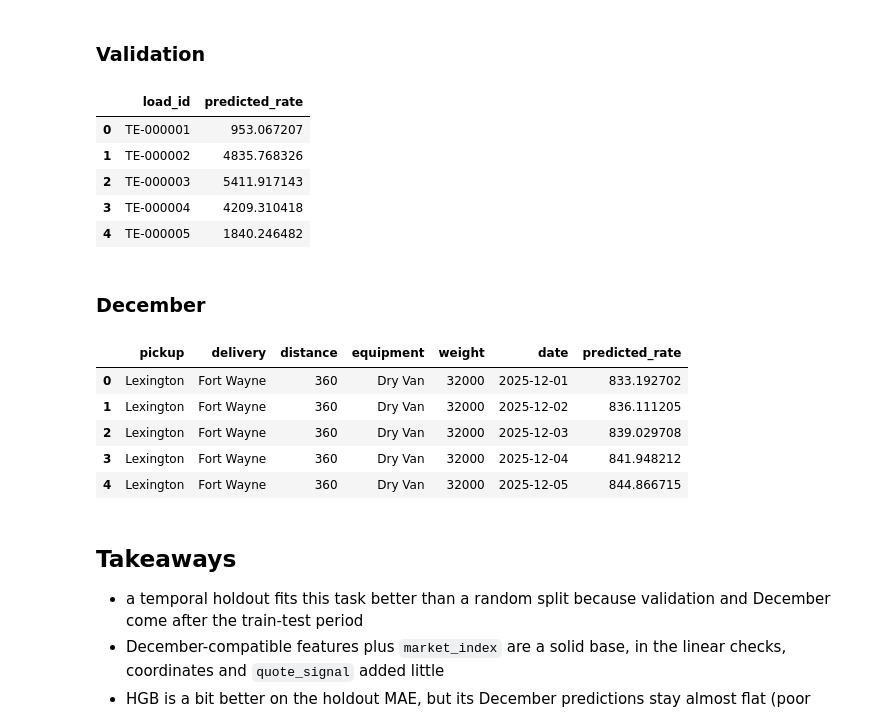
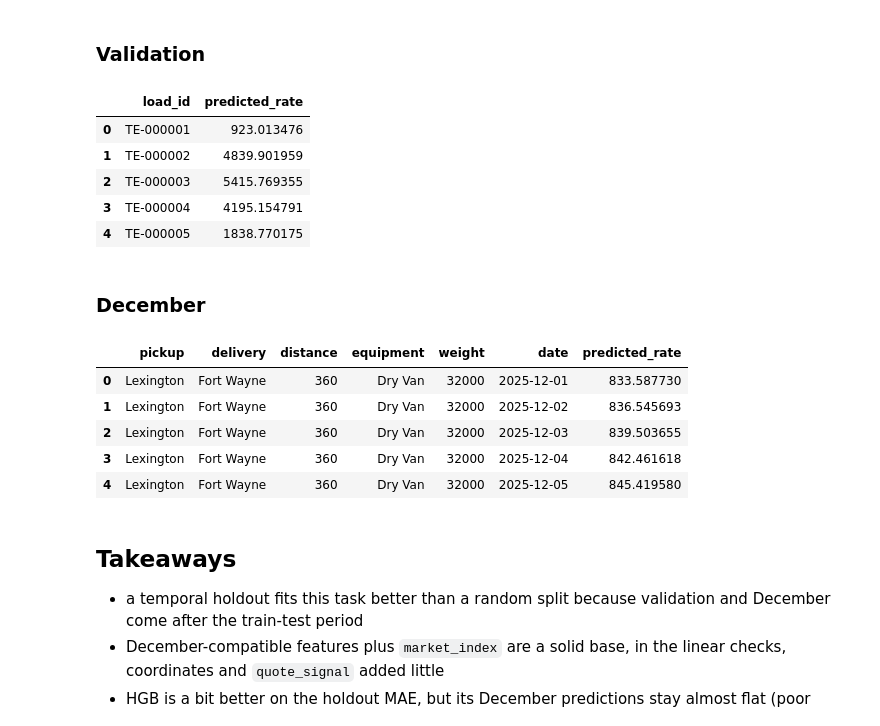
Before and after one commit to AQS-DS/freight-rate-ml-assessment, a Jupyter notebook: notebooks/model.ipynb, the cells around one changed output. Cells and saved outputs as stored; diff of their text form; code cells hidden in the pictures.

Commit message:
Handle negative weights found during final data check

```diff
--- a/notebooks/model.ipynb
+++ b/notebooks/model.ipynb
@@ -17,6 +17,9 @@ np.random.seed(RANDOM_STATE)
 # %%
 df = pd.read_csv('../data/train-test.csv')
 df["date"] = pd.to_datetime(df["date"])
+
+# negative weight values are invalid
+df.loc[df["weight"] < 0, "weight"] = np.nan
 # %% [markdown]
 ## Split and preprocess
 # %%
@@ -311,25 +314,29 @@ Reuse the fitted `pipe` above
 ### Validation
 # %%
 val = pd.read_csv("../data/validation.csv")
+
+# negative weight values are invalid
+val.loc[val["weight"] < 0, "weight"] = np.nan
+
 val["date"] = pd.to_datetime(val["date"])
 val["month"] = val["date"].dt.month
 val["dayofyear"] = val["date"].dt.dayofyear
 
 pred = np.maximum(pipe.predict(val[cols]), 1.0)
 
 out_val = pd.DataFrame({
     "load_id": val["load_id"],
     "predicted_rate": pred,
 })
 out_val.to_csv("../validation_predictions.csv", index=False)
 out_val.head()
 # %% [output]
 |  | load_id | predicted_rate |
-| 0 | TE-000001 | 953.067207 |
-| 1 | TE-000002 | 4835.768326 |
-| 2 | TE-000003 | 5411.917143 |
-| 3 | TE-000004 | 4209.310418 |
-| 4 | TE-000005 | 1840.246482 |
+| 0 | TE-000001 | 923.013476 |
+| 1 | TE-000002 | 4839.901959 |
+| 2 | TE-000003 | 5415.769355 |
+| 3 | TE-000004 | 4195.154791 |
+| 4 | TE-000005 | 1838.770175 |
 # %% [markdown]
 ### December
 # %%
@@ -339,11 +346,11 @@ dec_out.to_csv("../data/december-chart-inputs-predicted.csv", index=False)
 dec_out.head()
 # %% [output]
 |  | pickup | delivery | distance | equipment | weight | date | predicted_rate |
-| 0 | Lexington | Fort Wayne | 360 | Dry Van | 32000 | 2025-12-01 | 833.192702 |
-| 1 | Lexington | Fort Wayne | 360 | Dry Van | 32000 | 2025-12-02 | 836.111205 |
-| 2 | Lexington | Fort Wayne | 360 | Dry Van | 32000 | 2025-12-03 | 839.029708 |
-| 3 | Lexington | Fort Wayne | 360 | Dry Van | 32000 | 2025-12-04 | 841.948212 |
-| 4 | Lexington | Fort Wayne | 360 | Dry Van | 32000 | 2025-12-05 | 844.866715 |
+| 0 | Lexington | Fort Wayne | 360 | Dry Van | 32000 | 2025-12-01 | 833.587730 |
+| 1 | Lexington | Fort Wayne | 360 | Dry Van | 32000 | 2025-12-02 | 836.545693 |
+| 2 | Lexington | Fort Wayne | 360 | Dry Van | 32000 | 2025-12-03 | 839.503655 |
+| 3 | Lexington | Fort Wayne | 360 | Dry Van | 32000 | 2025-12-04 | 842.461618 |
+| 4 | Lexington | Fort Wayne | 360 | Dry Van | 32000 | 2025-12-05 | 845.419580 |
 # %% [markdown]
 ## Takeaways
 
```
Also changed, not shown: parts of 8 cells of this notebook, 3 other files.
